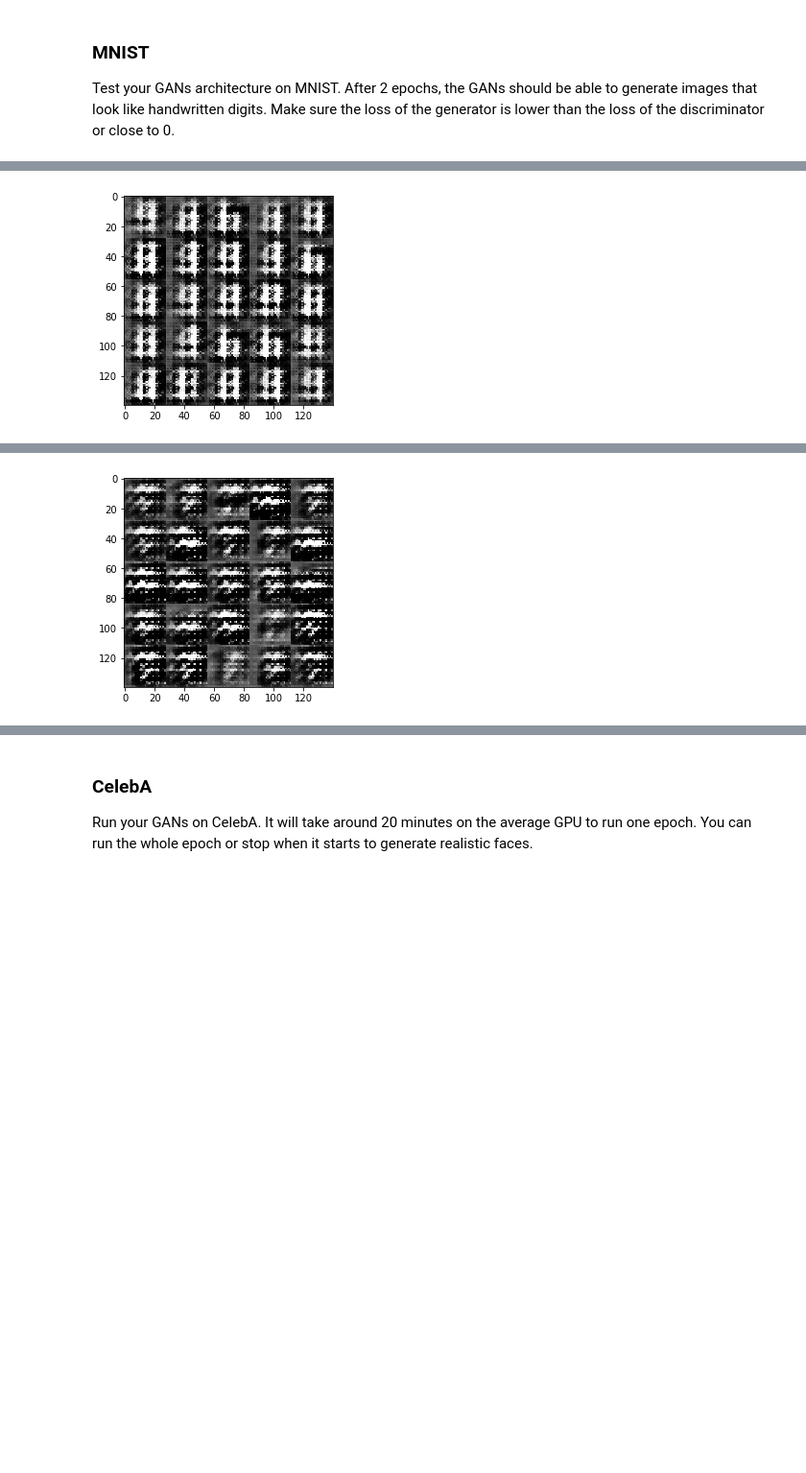
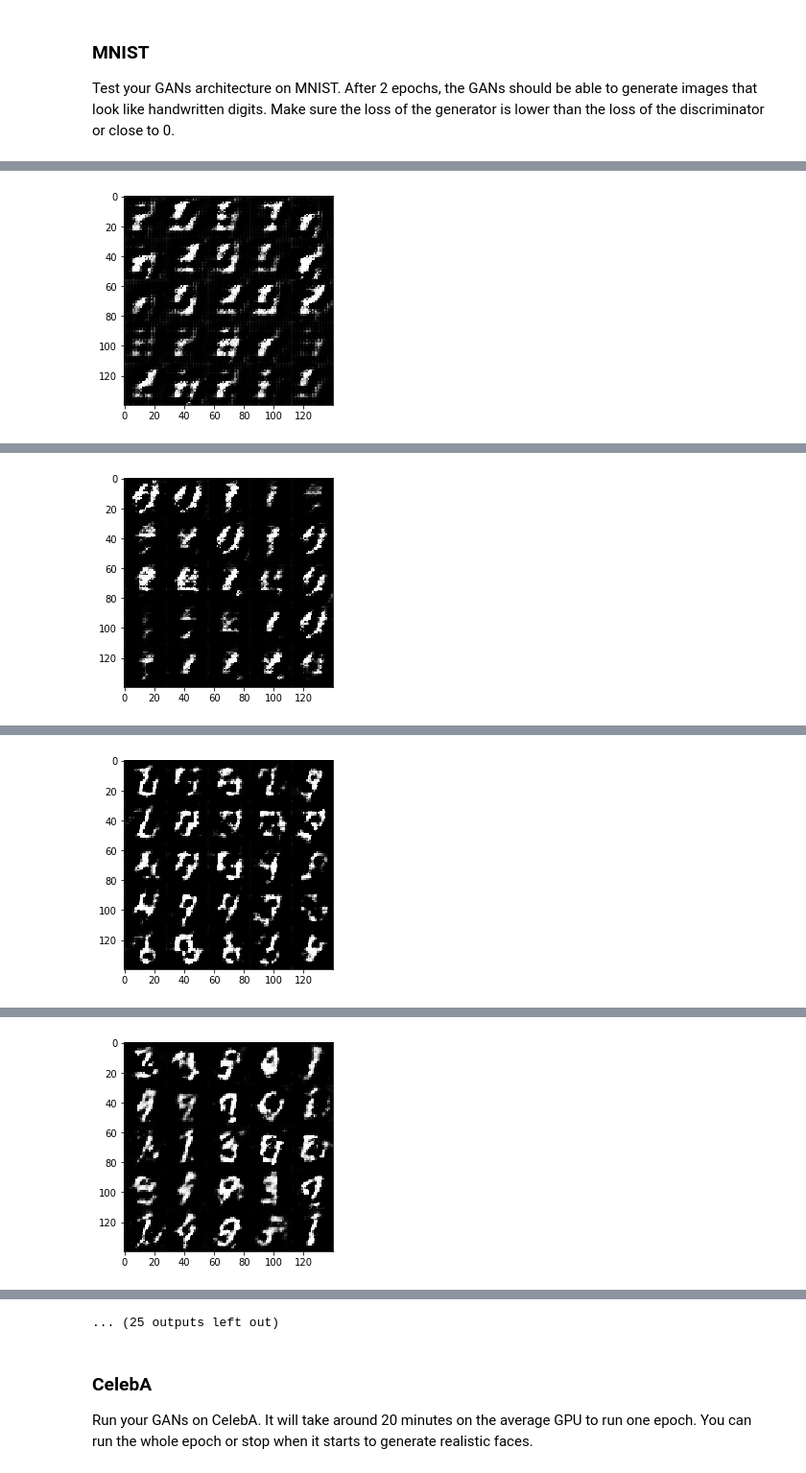
Before and after one commit to Wolfgang90/dlnd_face_generation, a Jupyter notebook: dlnd_face_generation.ipynb, the cells around one changed output, grey strips where cells are left out. Shown at 96% size. Saved outputs shown, nothing was run; the diff lists cells and outputs as text; code cells hidden in the pictures; blank space fills up the shorter version.

Commit message:
Debugged and trained

```diff
--- a/dlnd_face_generation.ipynb
+++ b/dlnd_face_generation.ipynb
@@ -278,7 +279,11 @@ def model_opt(d_loss, g_loss, learning_rate, beta1):
 
     # Optimize
     d_opt = tf.train.AdamOptimizer(learning_rate, beta1=beta1).minimize(d_loss, var_list=d_vars)
-    g_opt = tf.train.AdamOptimizer(learning_rate, beta1=beta1).minimize(g_loss, var_list=g_vars)
+
+    deps = tf.get_collection(tf.GraphKeys.UPDATE_OPS)
+    g_dep = [dep for dep in deps if dep.name.startswith("generator")]
+    with tf.control_dependencies(g_dep):
+        g_opt = tf.train.AdamOptimizer(learning_rate, beta1=beta1).minimize(g_loss, var_list=g_vars)
 
     return d_opt, g_opt
 
@@ -354,6 +359,7 @@ def train(epoch_count, batch_size, z_dim, learning_rate, beta1, get_batches, dat
             for batch_images in get_batches(batch_size):
                 # TODO: Train Model
                 steps += 1
+                batch_images *= 2.0
 
                 # Sample random noise for G
                 batch_z = np.random.uniform(-1, 1, size=(batch_size, z_dim))
@@ -369,7 +375,7 @@ def train(epoch_count, batch_size, z_dim, learning_rate, beta1, get_batches, dat
                     train_loss_d = d_loss.eval({z_data: batch_z, real_input_images: batch_images})
                     train_loss_g = g_loss.eval({z_data: batch_z})
 
-                    print("Epoch {}/{}...".format(epoch_i, epoch_count),
+                    print("Epoch {}/{}...".format(epoch_i+1, epoch_count),
                           "Discriminator Loss: {:.4f}...".format(train_loss_d),
                           "Generator Loss: {:.4f}".format(train_loss_g))
                 if steps % show_every == 0:
@@ -381,7 +387,7 @@ Test your GANs architecture on MNIST.  After 2 epochs, the GANs should be able t
 # %%
 batch_size = 64
 z_dim = 100
-learning_rate = 0.001
+learning_rate = 0.002
 beta1 = 0.5
 
 
@@ -408 +414 @@ Epoch 0/2... Discriminator Loss: 0.5575... Generator Loss: 2.6927
-[figure, old version]
+[figure, new version]
@@ -419 +425 @@ Epoch 0/2... Discriminator Loss: 0.2242... Generator Loss: 2.7950
-[figure, old version]
+[figure, new version]
@@ -423,0 +436 @@ Epoch 0/2... Discriminator Loss: 0.1260... Generator Loss: 4.6056
+[figure, added]
@@ -424,0 +447 @@ KeyboardInterrupt:
+[figure, added]
@@ -425,3 +470,4 @@ KeyboardInterrupt:
+... (25 outputs left out)
 # %% [markdown]
 ### CelebA
 Run your GANs on CelebA.  It will take around 20 minutes on the average GPU to run one epoch.  You can run the whole epoch or stop when it starts to generate realistic faces.
```
Also changed, not shown: parts of 5 cells of this notebook.
